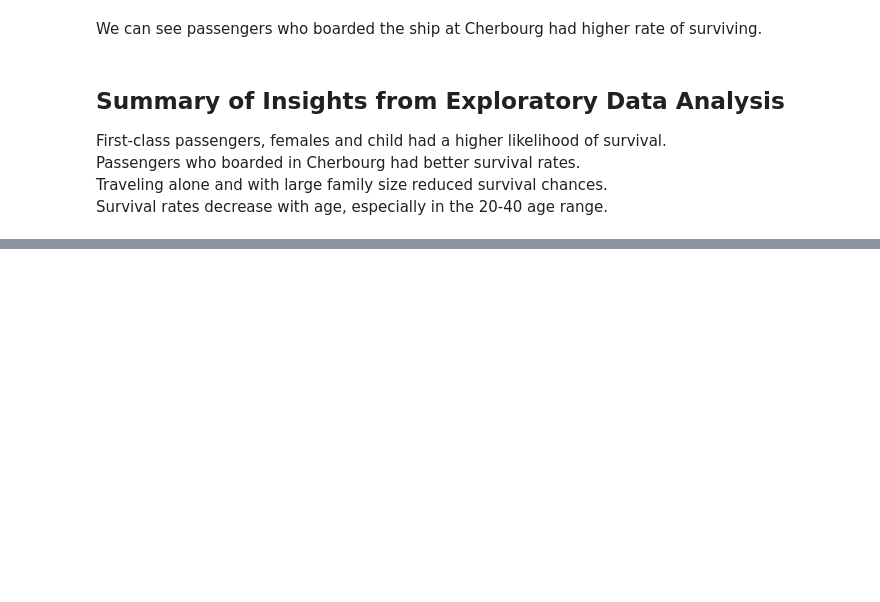
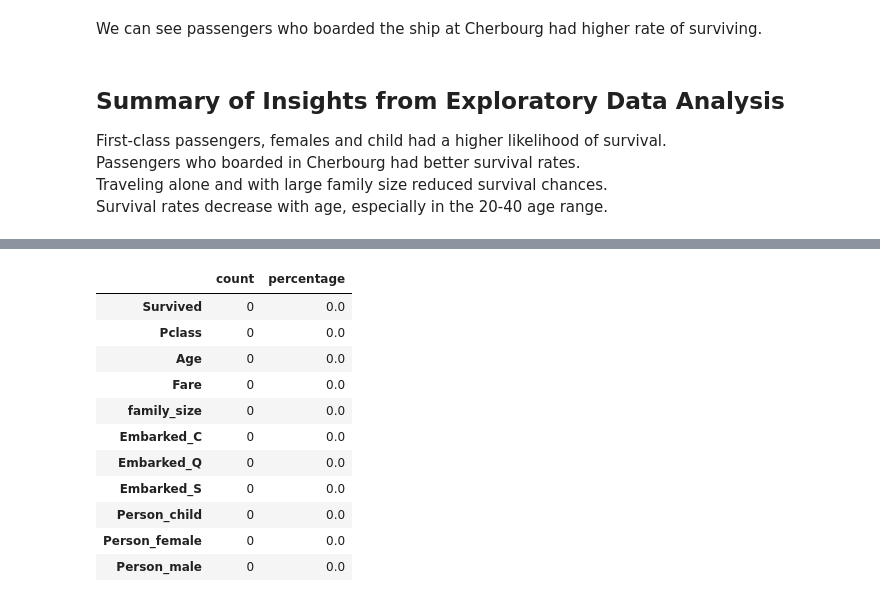
Before and after one commit to xkeyna/Data-Science-portfolio, a Jupyter notebook: titanic-eda.ipynb, the cells around one changed output, grey strips where cells are left out. Saved outputs shown, nothing was run; the diff lists cells and outputs as text; code cells hidden in the pictures; blank space fills up the shorter version.

```diff
--- a/titanic-eda.ipynb
+++ b/titanic-eda.ipynb
@@ -452,0 +428,16 @@ df_imputed = pd.DataFrame(imputed, columns=df_reduced.columns)
+# %%
+# check again for sanity
+missing_values(df_reduced)
+# %% [output]
+|  | count | percentage |
+| Survived | 0 | 0.0 |
+| Pclass | 0 | 0.0 |
+| Age | 0 | 0.0 |
+| Fare | 0 | 0.0 |
+| family_size | 0 | 0.0 |
+| Embarked_C | 0 | 0.0 |
+| Embarked_Q | 0 | 0.0 |
+| Embarked_S | 0 | 0.0 |
+| Person_child | 0 | 0.0 |
+| Person_female | 0 | 0.0 |
+| Person_male | 0 | 0.0 |
```
Also changed, not shown: parts of 50 cells of this notebook.
